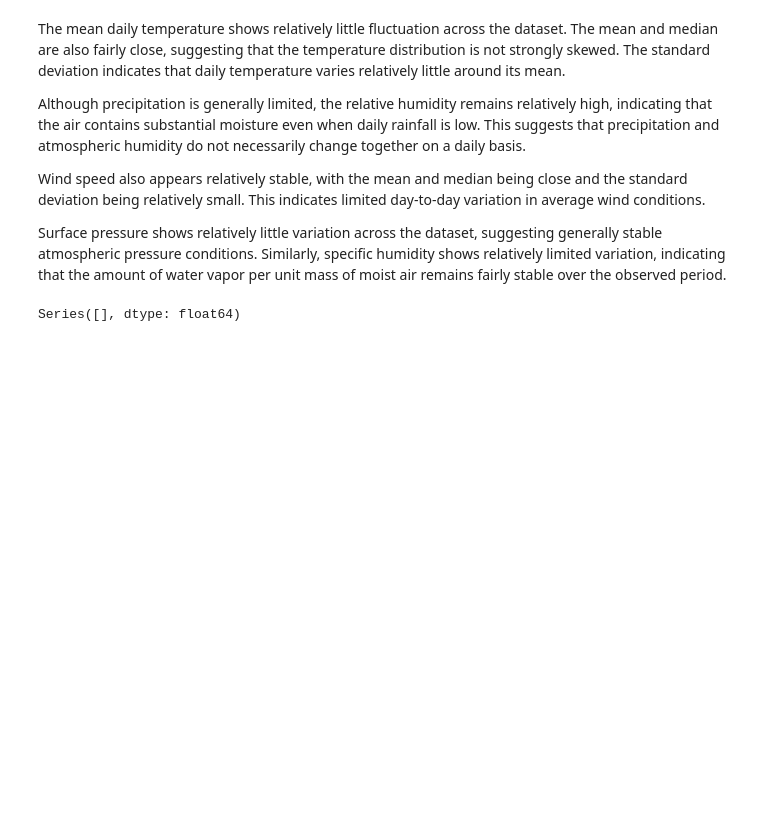
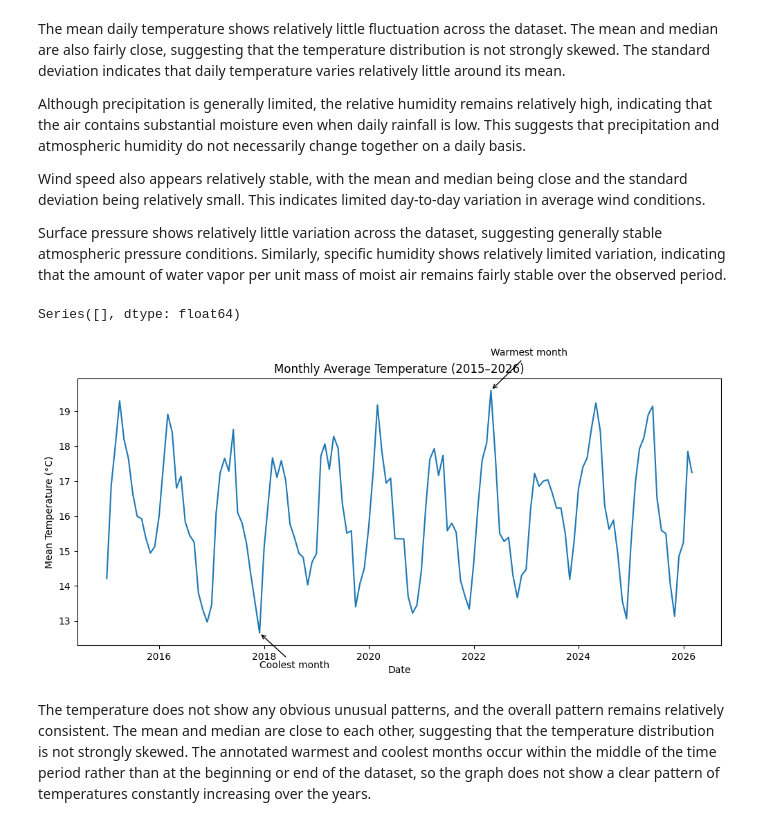
Before and after one commit to kalkidan404/AI_Walks-Climate, a Jupyter notebook: notebooks/Ethiopia_eda.ipynb, the cells around one changed output. Drawn from its saved outputs; the diff is of its cells as text; code cells hidden in the pictures; blank space fills up the shorter version.

```diff
--- a/notebooks/Ethiopia_eda.ipynb
+++ b/notebooks/Ethiopia_eda.ipynb
@@ -39,0 +64,41 @@ Series([], dtype: float64)
+# %%
+monthly_t2m = df.groupby(["YEAR", "Month"])["T2M"].mean().reset_index()
+# %%
+monthly_t2m["date"] = pd.to_datetime(
+    monthly_t2m["YEAR"].astype(str) + "-" +
+    monthly_t2m["Month"].astype(str) + "-01"
+)
+# %%
+peak_tempMax = monthly_t2m.loc[monthly_t2m["T2M"].idxmax()]
+# %%
+peak_tempMin = monthly_t2m.loc[monthly_t2m["T2M"].idxmin()]
+# %%
+plt.figure(figsize=(12, 5))
+
+plt.plot(monthly_t2m["date"], monthly_t2m["T2M"])
+
+# Warmest month
+plt.annotate(
+    "Warmest month",
+    xy=(peak_tempMax["date"], peak_tempMax["T2M"]),
+    xytext=(peak_tempMax["date"], peak_tempMax["T2M"] + 1),
+    arrowprops=dict(arrowstyle="->")
+)
+
+# Coolest month
+plt.annotate(
+    "Coolest month",
+    xy=(peak_tempMin["date"], peak_tempMin["T2M"]),
+    xytext=(peak_tempMin["date"], peak_tempMin["T2M"] - 1),
+    arrowprops=dict(arrowstyle="->")
+)
+
+plt.xlabel("Date")
+plt.ylabel("Mean Temperature (°C)")
+plt.title("Monthly Average Temperature (2015–2026)")
+
+plt.show()
+# %% [output]
+[figure, added]
+# %% [markdown]
+The temperature does not show any obvious unusual patterns, and the overall pattern remains relatively consistent. The mean and median are close to each other, suggesting that the temperature distribution is not strongly skewed. The annotated warmest and coolest months occur within the middle of the time period rather than at the beginning or end of the dataset, so the graph does not show a clear pattern of temperatures constantly increasing over the years.
```
Also changed, not shown: parts of 20 cells of this notebook, 7 other files.
